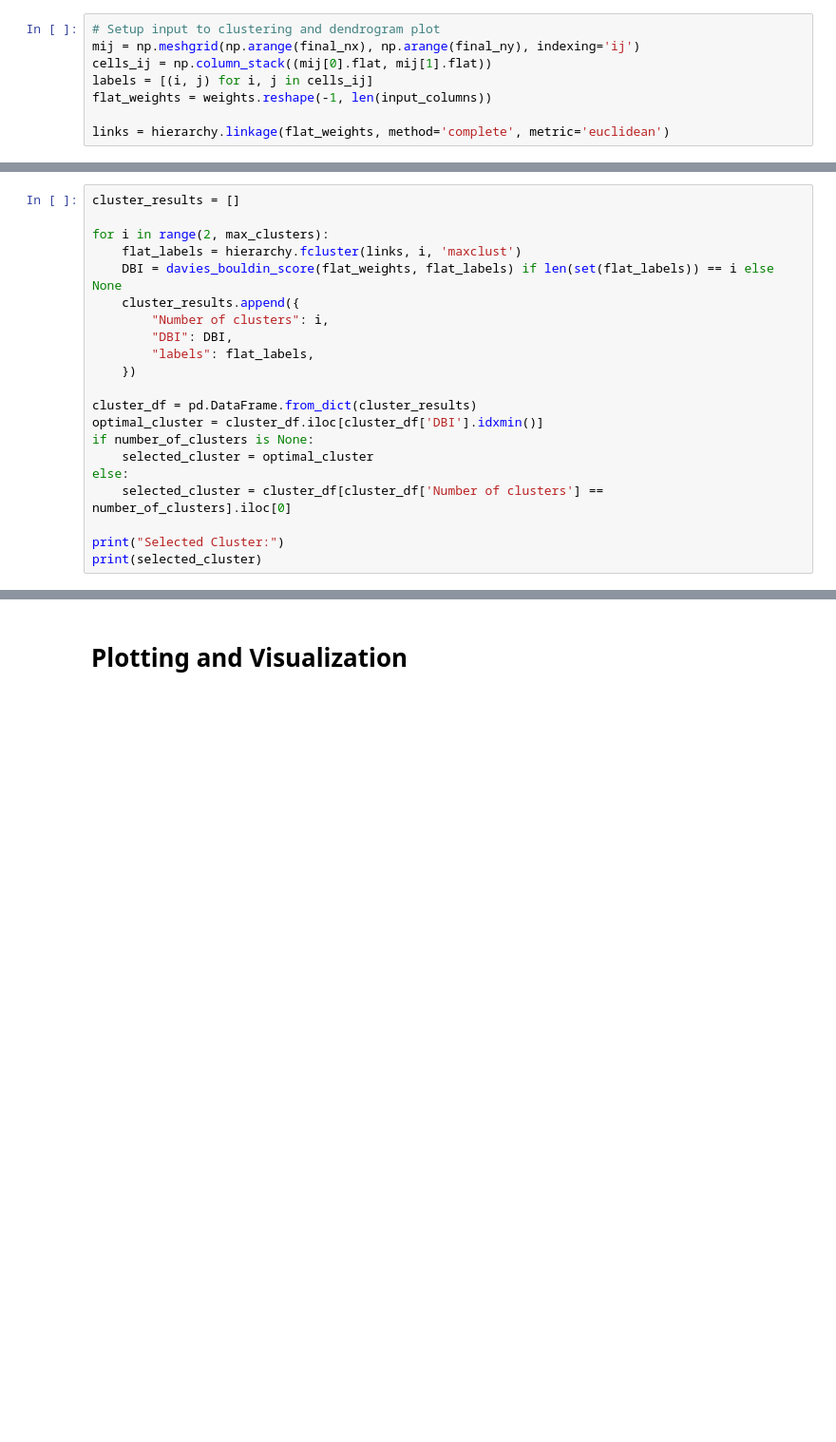
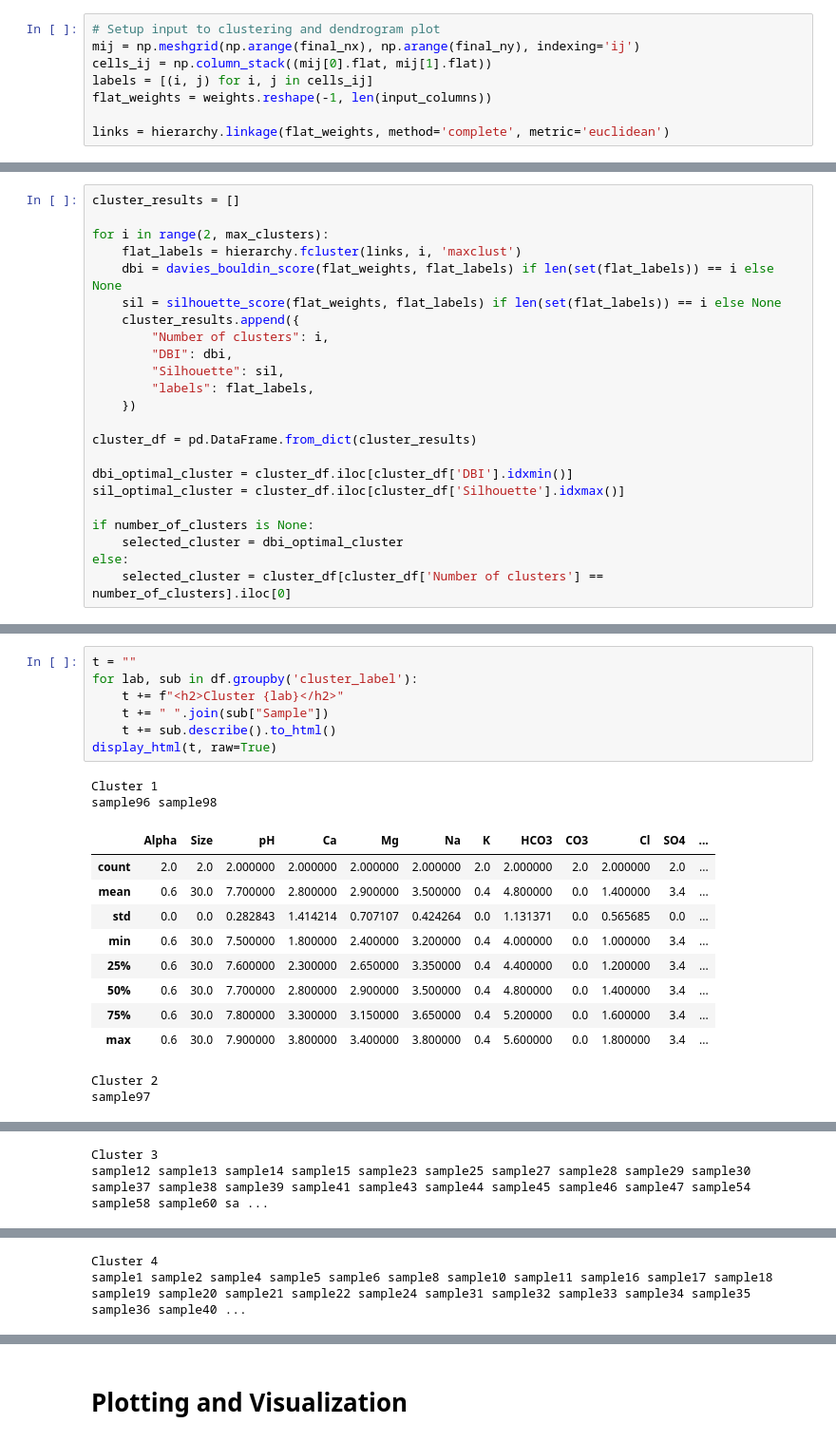
Before and after one commit to NorskRegnesentral/hydro-som, a Jupyter notebook: experimentation.ipynb, the cells around one changed output, grey strips where cells are left out. Shown at 95% size. Drawn from its saved outputs; the diff is of its cells as text; blank space fills up the shorter version.

Commit message:
Add silhouette score and gibbs diagram

```diff
--- a/experimentation.ipynb
+++ b/experimentation.ipynb
@@ -180,19 +169,21 @@ cluster_results = []
 
 for i in range(2, max_clusters):
     flat_labels = hierarchy.fcluster(links, i, 'maxclust')
-    DBI = davies_bouldin_score(flat_weights, flat_labels) if len(set(flat_labels)) == i else None
+    dbi = davies_bouldin_score(flat_weights, flat_labels) if len(set(flat_labels)) == i else None
+    sil = silhouette_score(flat_weights, flat_labels) if len(set(flat_labels)) == i else None
     cluster_results.append({
         "Number of clusters": i,
-        "DBI": DBI,
+        "DBI": dbi,
+        "Silhouette": sil,
         "labels": flat_labels,
     })
 
 cluster_df = pd.DataFrame.from_dict(cluster_results)
-optimal_cluster = cluster_df.iloc[cluster_df['DBI'].idxmin()]
+
+dbi_optimal_cluster = cluster_df.iloc[cluster_df['DBI'].idxmin()]
+sil_optimal_cluster = cluster_df.iloc[cluster_df['Silhouette'].idxmax()]
+
 if number_of_clusters is None:
-    selected_cluster = optimal_cluster
+    selected_cluster = dbi_optimal_cluster
 else:
     selected_cluster = cluster_df[cluster_df['Number of clusters'] == number_of_clusters].iloc[0]
-
-print("Selected Cluster:")
-print(selected_cluster)
@@ -270,0 +267,21 @@ Cluster 4: 7 samples
+# %%
+t = ""
+for lab, sub in df.groupby('cluster_label'):
+    t += f"<h2>Cluster {lab}</h2>"
+    t += " ".join(sub["Sample"])
+    t += sub.describe().to_html()
+display_html(t, raw=True)
+# %% [output]
+Cluster 1
+sample96 sample98
+|  | Alpha | Size | pH | Ca | Mg | Na | K | HCO3 | CO3 | Cl | SO4 | ... |
+| count | 2.0 | 2.0 | 2.000000 | 2.000000 | 2.000000 | 2.000000 | 2.0 | 2.000000 | 2.0 | 2.000000 | 2.0 | ... |
+| mean | 0.6 | 30.0 | 7.700000 | 2.800000 | 2.900000 | 3.500000 | 0.4 | 4.800000 | 0.0 | 1.400000 | 3.4 | ... |
+| std | 0.0 | 0.0 | 0.282843 | 1.414214 | 0.707107 | 0.424264 | 0.0 | 1.131371 | 0.0 | 0.565685 | 0.0 | ... |
+| min | 0.6 | 30.0 | 7.500000 | 1.800000 | 2.400000 | 3.200000 | 0.4 | 4.000000 | 0.0 | 1.000000 | 3.4 | ... |
+| 25% | 0.6 | 30.0 | 7.600000 | 2.300000 | 2.650000 | 3.350000 | 0.4 | 4.400000 | 0.0 | 1.200000 | 3.4 | ... |
+| 50% | 0.6 | 30.0 | 7.700000 | 2.800000 | 2.900000 | 3.500000 | 0.4 | 4.800000 | 0.0 | 1.400000 | 3.4 | ... |
+| 75% | 0.6 | 30.0 | 7.800000 | 3.300000 | 3.150000 | 3.650000 | 0.4 | 5.200000 | 0.0 | 1.600000 | 3.4 | ... |
+| max | 0.6 | 30.0 | 7.900000 | 3.800000 | 3.400000 | 3.800000 | 0.4 | 5.600000 | 0.0 | 1.800000 | 3.4 | ... |
+Cluster 2
+sample97
@@ -270,0 +297,2 @@ Cluster 4: 7 samples
+Cluster 3
+sample12 sample13 sample14 sample15 sample23 sample25 sample27 sample28 sample29 sample30 sample37 sample38 sample39 sample41 sample43 sample44 sample45 sample46 sample47 sample54 sample58 sample60 sa ...
@@ -270,0 +308,2 @@ Cluster 4: 7 samples
+Cluster 4
+sample1 sample2 sample4 sample5 sample6 sample8 sample10 sample11 sample16 sample17 sample18 sample19 sample20 sample21 sample22 sample24 sample31 sample32 sample33 sample34 sample35 sample36 sample40 ...
```
Also changed, not shown: parts of 27 cells of this notebook.
